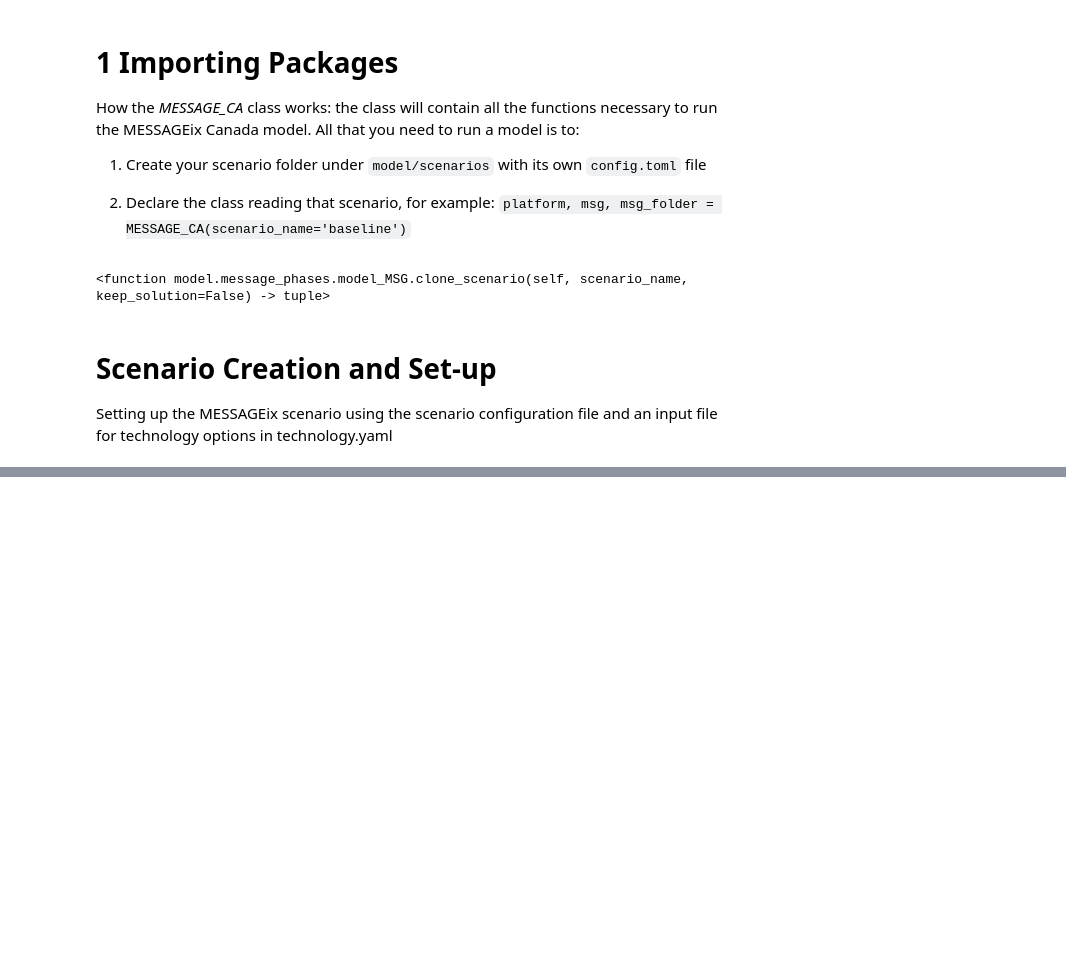
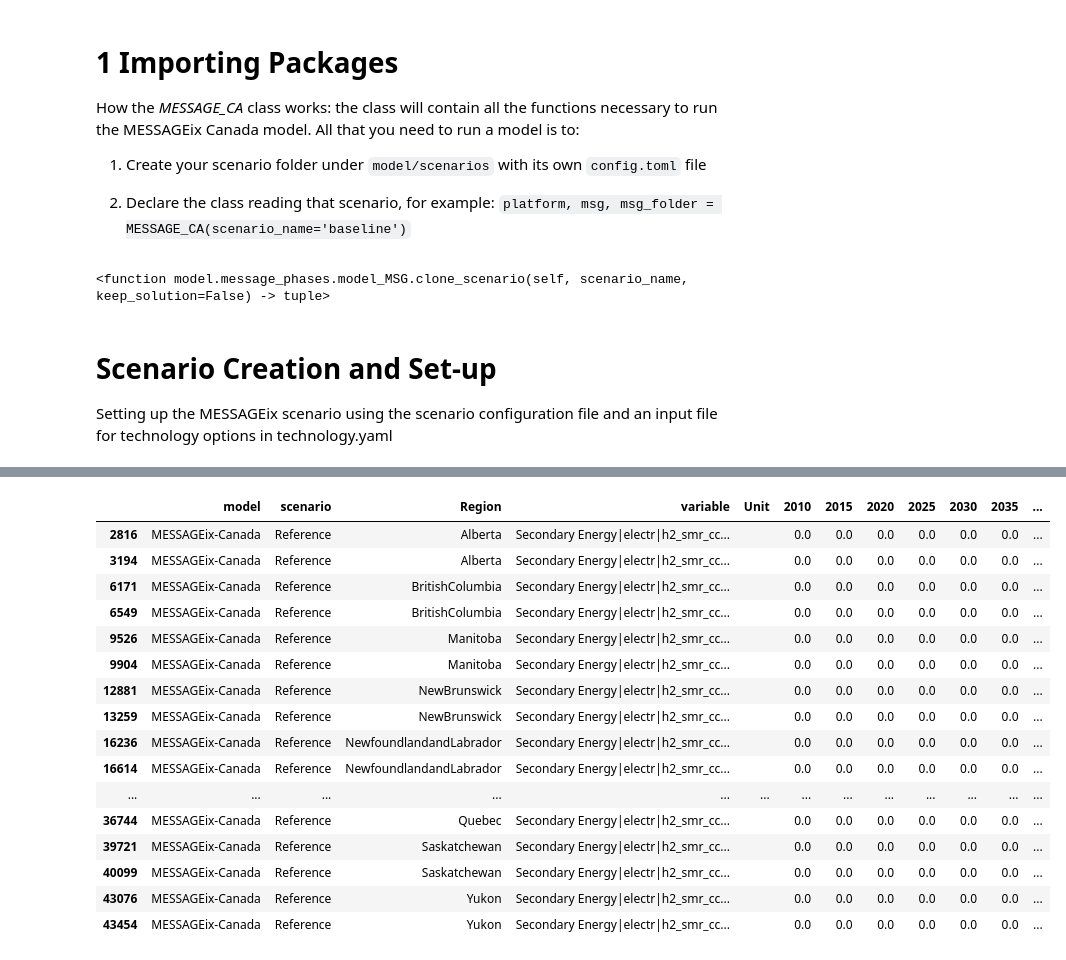
Before and after one commit to awais307/message-ix-canada, a Jupyter notebook: model/notebooks/development_hydrogen.ipynb, the cells around one changed output, grey strips where cells are left out. Saved outputs shown, nothing was run; the diff lists cells and outputs as text; code cells hidden in the pictures; blank space fills up the shorter version.

Commit message:
Fix Generate Report Duplicates

```diff
--- a/model/notebooks/development_hydrogen.ipynb
+++ b/model/notebooks/development_hydrogen.ipynb
@@ -44,0 +295,20 @@ Config file 'model/scenarios\baseline\config.toml' passed format verification!
+# %%
+report_df[report_df["variable"] =='Secondary Energy|electr|h2_smr_ccs|M1']
+# %% [output]
+|  | model | scenario | Region | variable | Unit | 2010 | 2015 | 2020 | 2025 | 2030 | 2035 | ... |
+| 2816 | MESSAGEix-Canada | Reference | Alberta | Secondary Energy|electr|h2_smr_cc... |  | 0.0 | 0.0 | 0.0 | 0.0 | 0.0 | 0.0 | ... |
+| 3194 | MESSAGEix-Canada | Reference | Alberta | Secondary Energy|electr|h2_smr_cc... |  | 0.0 | 0.0 | 0.0 | 0.0 | 0.0 | 0.0 | ... |
+| 6171 | MESSAGEix-Canada | Reference | BritishColumbia | Secondary Energy|electr|h2_smr_cc... |  | 0.0 | 0.0 | 0.0 | 0.0 | 0.0 | 0.0 | ... |
+| 6549 | MESSAGEix-Canada | Reference | BritishColumbia | Secondary Energy|electr|h2_smr_cc... |  | 0.0 | 0.0 | 0.0 | 0.0 | 0.0 | 0.0 | ... |
+| 9526 | MESSAGEix-Canada | Reference | Manitoba | Secondary Energy|electr|h2_smr_cc... |  | 0.0 | 0.0 | 0.0 | 0.0 | 0.0 | 0.0 | ... |
+| 9904 | MESSAGEix-Canada | Reference | Manitoba | Secondary Energy|electr|h2_smr_cc... |  | 0.0 | 0.0 | 0.0 | 0.0 | 0.0 | 0.0 | ... |
+| 12881 | MESSAGEix-Canada | Reference | NewBrunswick | Secondary Energy|electr|h2_smr_cc... |  | 0.0 | 0.0 | 0.0 | 0.0 | 0.0 | 0.0 | ... |
+| 13259 | MESSAGEix-Canada | Reference | NewBrunswick | Secondary Energy|electr|h2_smr_cc... |  | 0.0 | 0.0 | 0.0 | 0.0 | 0.0 | 0.0 | ... |
+| 16236 | MESSAGEix-Canada | Reference | NewfoundlandandLabrador | Secondary Energy|electr|h2_smr_cc... |  | 0.0 | 0.0 | 0.0 | 0.0 | 0.0 | 0.0 | ... |
+| 16614 | MESSAGEix-Canada | Reference | NewfoundlandandLabrador | Secondary Energy|electr|h2_smr_cc... |  | 0.0 | 0.0 | 0.0 | 0.0 | 0.0 | 0.0 | ... |
+| ... | ... | ... | ... | ... | ... | ... | ... | ... | ... | ... | ... | ... |
+| 36744 | MESSAGEix-Canada | Reference | Quebec | Secondary Energy|electr|h2_smr_cc... |  | 0.0 | 0.0 | 0.0 | 0.0 | 0.0 | 0.0 | ... |
+| 39721 | MESSAGEix-Canada | Reference | Saskatchewan | Secondary Energy|electr|h2_smr_cc... |  | 0.0 | 0.0 | 0.0 | 0.0 | 0.0 | 0.0 | ... |
+| 40099 | MESSAGEix-Canada | Reference | Saskatchewan | Secondary Energy|electr|h2_smr_cc... |  | 0.0 | 0.0 | 0.0 | 0.0 | 0.0 | 0.0 | ... |
+| 43076 | MESSAGEix-Canada | Reference | Yukon | Secondary Energy|electr|h2_smr_cc... |  | 0.0 | 0.0 | 0.0 | 0.0 | 0.0 | 0.0 | ... |
+| 43454 | MESSAGEix-Canada | Reference | Yukon | Secondary Energy|electr|h2_smr_cc... |  | 0.0 | 0.0 | 0.0 | 0.0 | 0.0 | 0.0 | ... |
```
Also changed, not shown: parts of 16 cells of this notebook, 4 other files.
